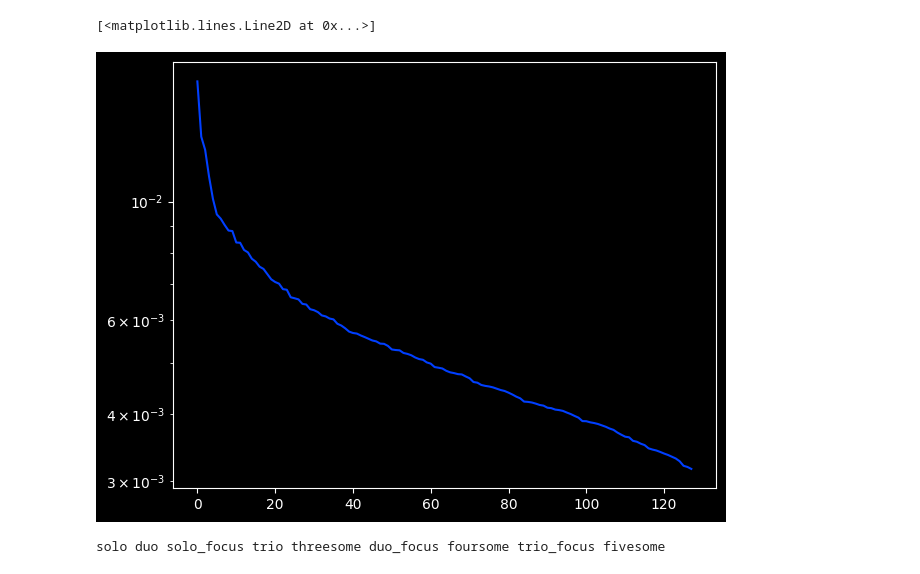
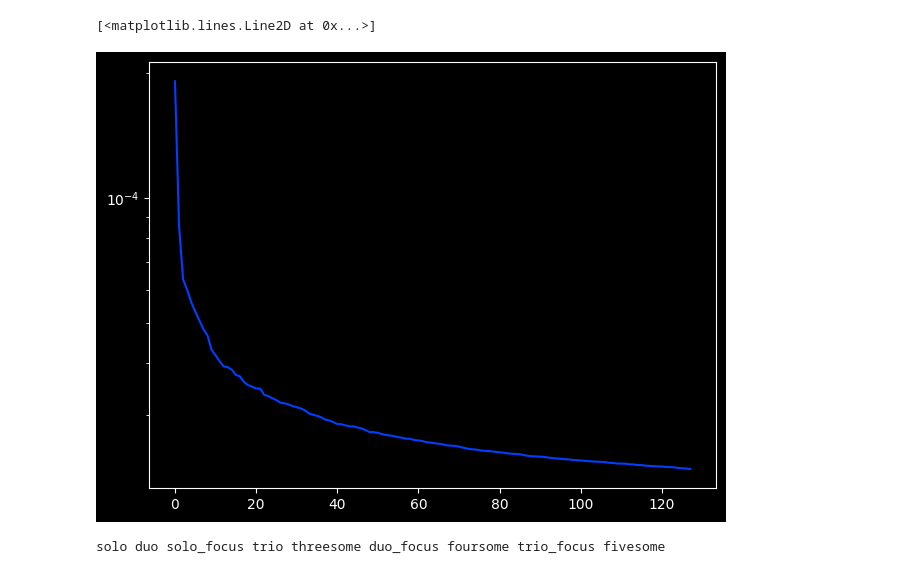
Before and after one commit to elias-gaeros/e6db, a Jupyter notebook: notebooks/E6LocalMap.ipynb, the cells around one changed output. Drawn from its saved outputs; the diff is of its cells as text; code cells hidden in the pictures.

```diff
--- a/notebooks/E6LocalMap.ipynb
+++ b/notebooks/E6LocalMap.ipynb
@@ -22,14 +21,14 @@ tags = np.array(tags)
 # %%
 X = X0.copy()
 # You might want to play with normalization, ie disabling these:
-X /= np.linalg.norm(X, axis=1)[:, None]
+#X /= np.linalg.norm(X, axis=1)[:, None]
 
 # A first rank truncation using PCA helps smooth the noise
 pca = PCA(128)
 Xt = pca.fit_transform(X)
 Xt /= np.linalg.norm(Xt, axis=1)[:, None] # <- same here
 
 plt.semilogy(pca.explained_variance_)
 # %% [output]
 [<matplotlib.lines.Line2D at 0x...>]
-[figure, old version]
+[figure, new version]
```
Also changed, not shown: parts of 4 cells of this notebook, 5 other files.
